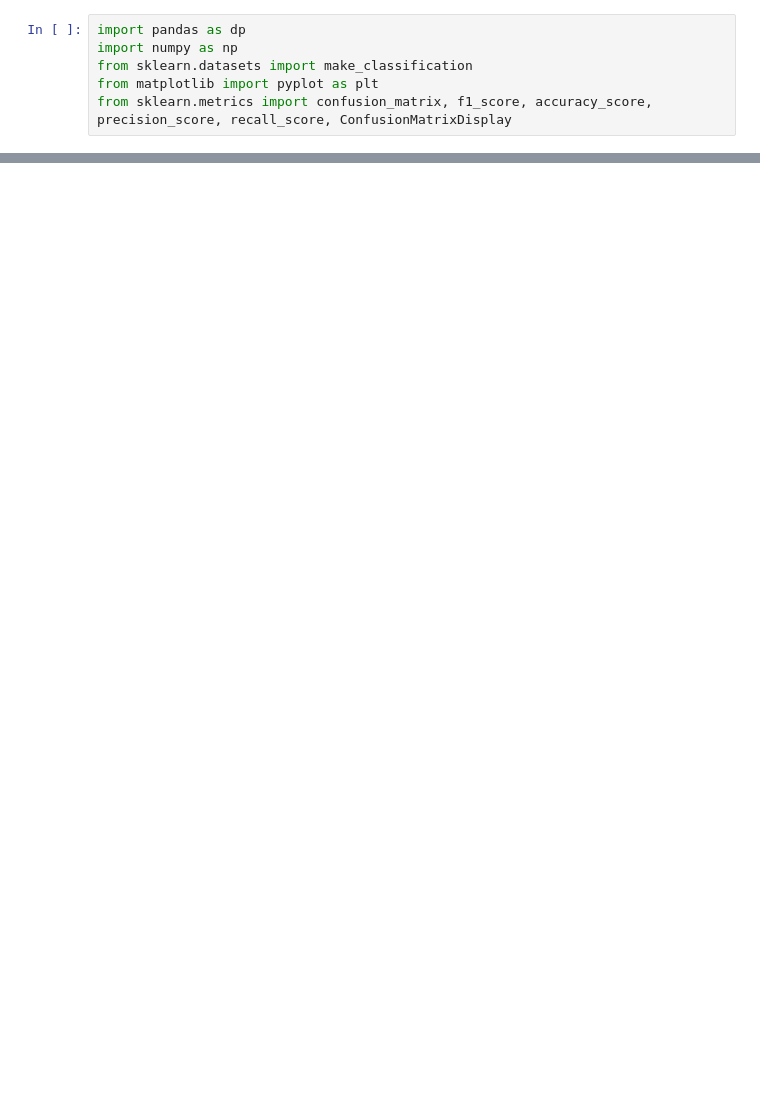
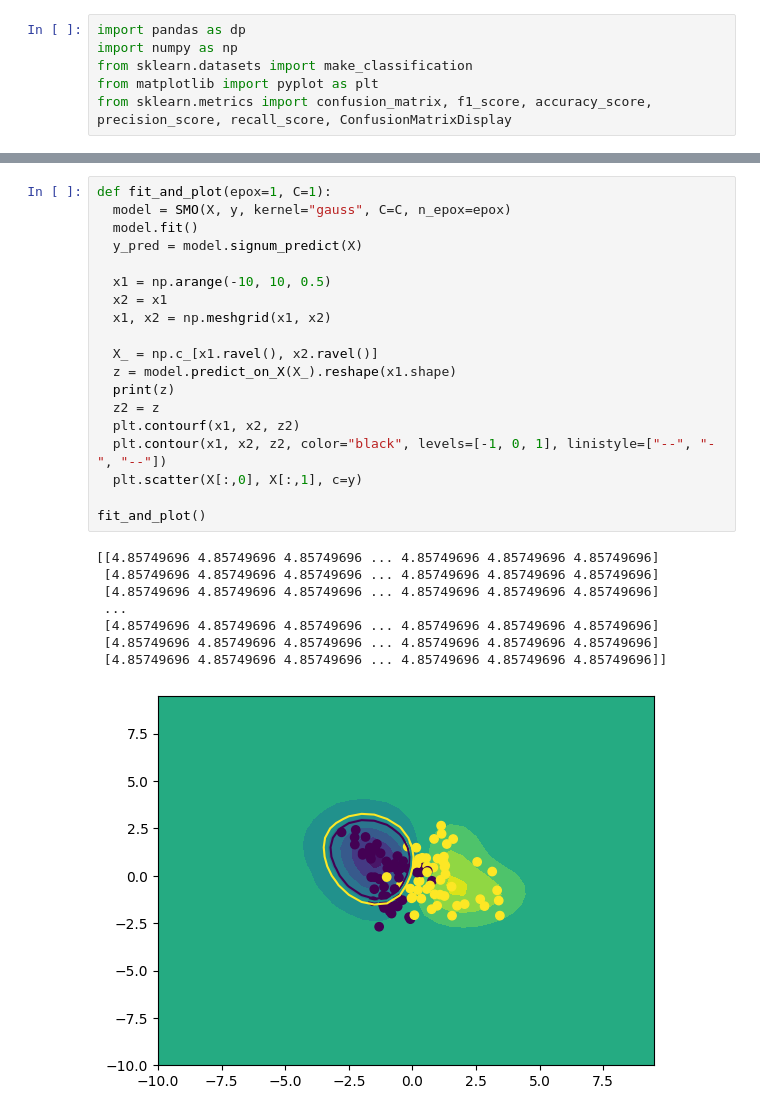
Before and after one commit to J0hnLenin/MachineLearningLabs, a Jupyter notebook: SMO.ipynb, the cells around one changed output, grey strips where cells are left out. Cells and saved outputs as stored; diff of their text form; blank space fills up the shorter version.

```diff
--- a/SMO.ipynb
+++ b/SMO.ipynb
@@ -26,0 +139,28 @@ plt.scatter(X[:,0], X[:,1], c=y)
+# %%
+def fit_and_plot(epox=1, C=1):
+  model = SMO(X, y, kernel="gauss", C=C, n_epox=epox)
+  model.fit()
+  y_pred = model.signum_predict(X)
+
+  x1 = np.arange(-10, 10, 0.5)
+  x2 = x1
+  x1, x2 = np.meshgrid(x1, x2)
+
+  X_ = np.c_[x1.ravel(), x2.ravel()]
+  z = model.predict_on_X(X_).reshape(x1.shape)
+  print(z)
+  z2 = z
+  plt.contourf(x1, x2, z2)
+  plt.contour(x1, x2, z2, color="black", levels=[-1, 0, 1], linistyle=["--", "-", "--"])
+  plt.scatter(X[:,0], X[:,1], c=y)
+
+fit_and_plot()
+# %% [output]
+[[4.85749696 4.85749696 4.85749696 ... 4.85749696 4.85749696 4.85749696]
+ [4.85749696 4.85749696 4.85749696 ... 4.85749696 4.85749696 4.85749696]
+ [4.85749696 4.85749696 4.85749696 ... 4.85749696 4.85749696 4.85749696]
+ ...
+ [4.85749696 4.85749696 4.85749696 ... 4.85749696 4.85749696 4.85749696]
+ [4.85749696 4.85749696 4.85749696 ... 4.85749696 4.85749696 4.85749696]
+ [4.85749696 4.85749696 4.85749696 ... 4.85749696 4.85749696 4.85749696]]
+[figure, added]
```
Also changed, not shown: parts of 9 cells of this notebook.
